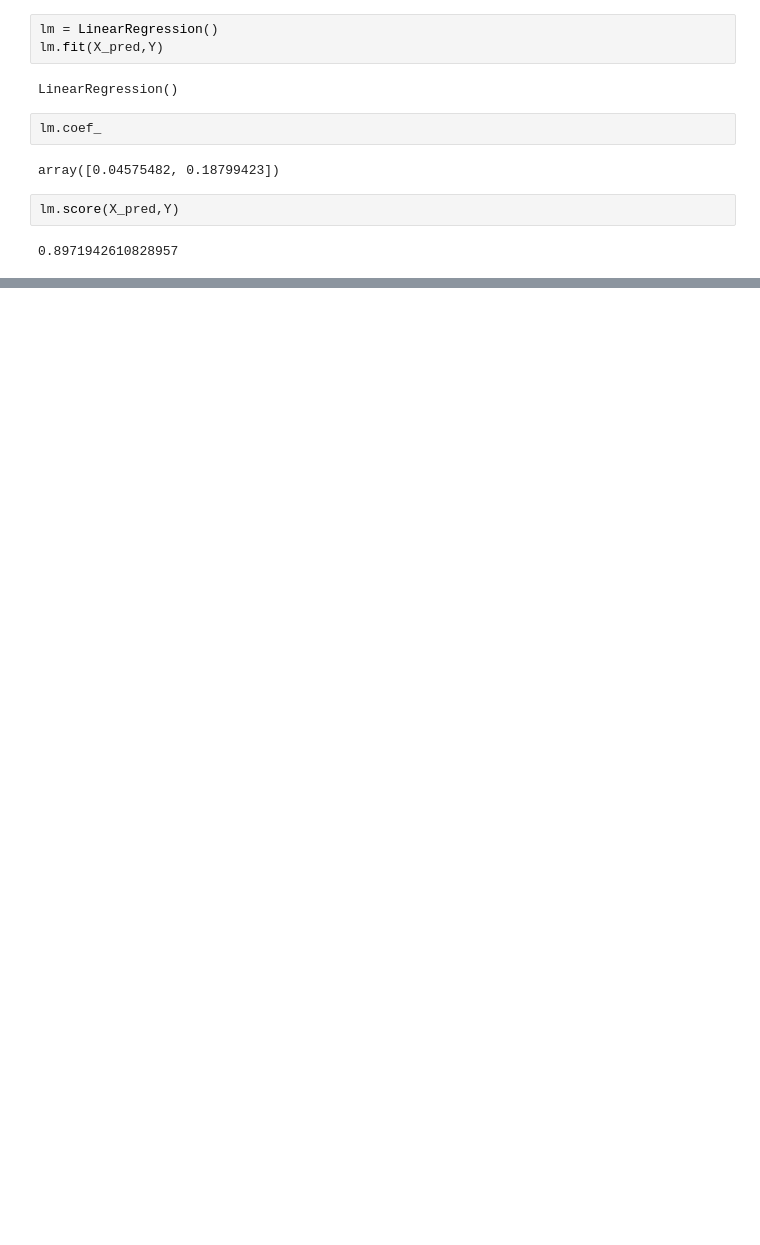
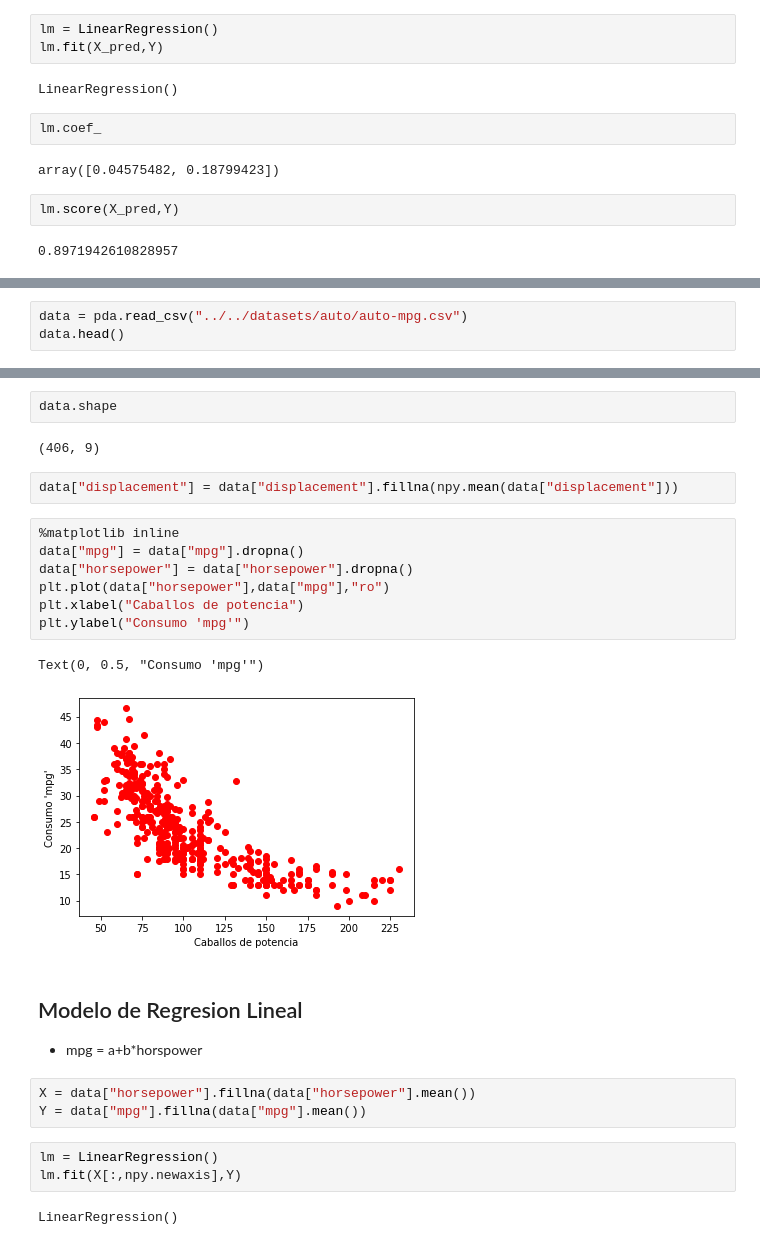
Before and after one commit to JdClavijoC/python-ml-course, a Jupyter notebook: notebooks/Regresion Lineal/Regresion-Scikit-Learn.ipynb, the cells around one changed output, grey strips where cells are left out. Saved outputs shown, nothing was run; the diff lists cells and outputs as text; blank space fills up the shorter version.

```diff
--- a/notebooks/Regresion Lineal/Regresion-Scikit-Learn.ipynb
+++ b/notebooks/Regresion Lineal/Regresion-Scikit-Learn.ipynb
@@ -45,0 +259,3 @@ lm.score(X_pred,Y)
+# %%
+data = pda.read_csv("../../datasets/auto/auto-mpg.csv")
+data.head()
@@ -45,0 +269,27 @@ lm.score(X_pred,Y)
+# %%
+data.shape
+# %% [output]
+(406, 9)
+# %%
+data["displacement"] = data["displacement"].fillna(npy.mean(data["displacement"]))
+# %%
+%matplotlib inline
+data["mpg"] = data["mpg"].dropna()
+data["horsepower"] = data["horsepower"].dropna()
+plt.plot(data["horsepower"],data["mpg"],"ro")
+plt.xlabel("Caballos de potencia")
+plt.ylabel("Consumo 'mpg'")
+# %% [output]
+Text(0, 0.5, "Consumo 'mpg'")
+[figure, added]
+# %% [markdown]
+## Modelo de Regresion Lineal
+* mpg = a+b*horspower
+# %%
+X = data["horsepower"].fillna(data["horsepower"].mean())
+Y = data["mpg"].fillna(data["mpg"].mean())
+# %%
+lm = LinearRegression()
+lm.fit(X[:,npy.newaxis],Y)
+# %% [output]
+LinearRegression()
```
Also changed, not shown: parts of 65 cells of this notebook, 3 other files.
